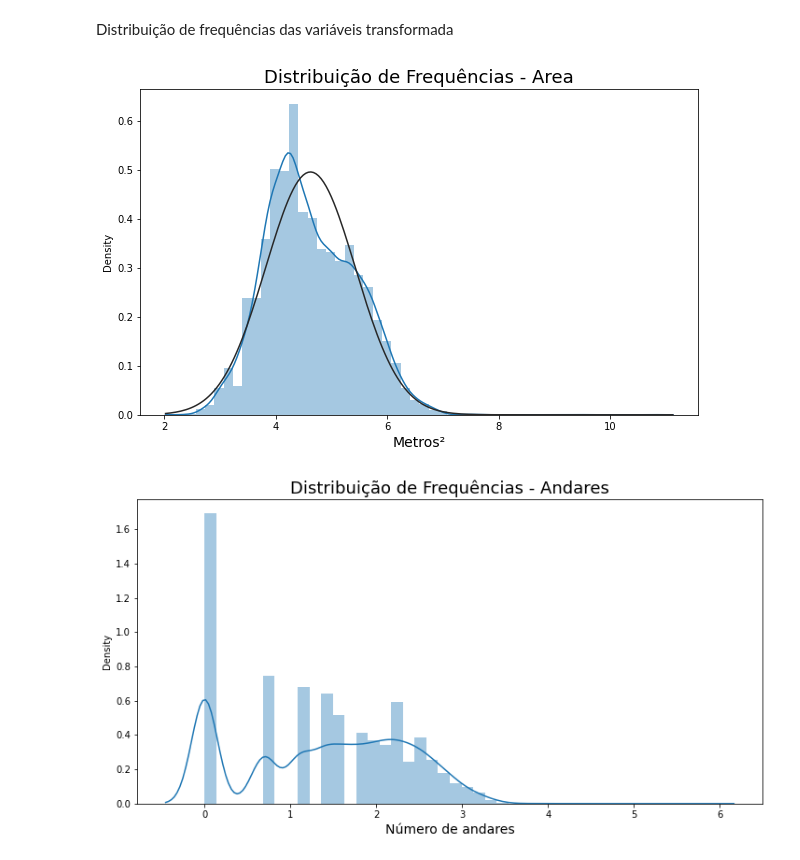
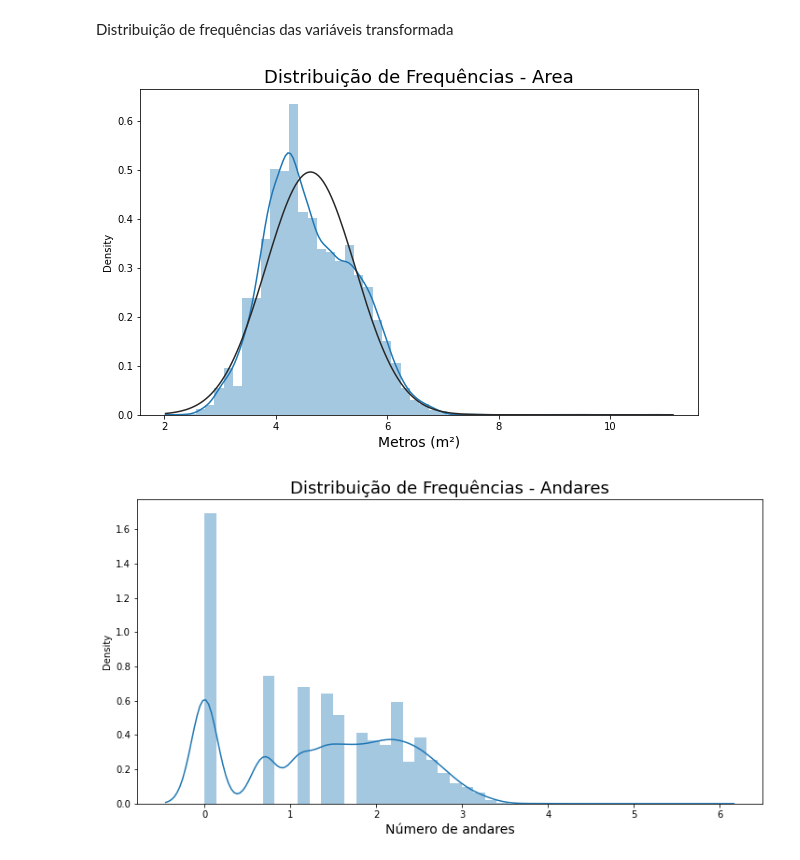
Before and after one commit to IgorFormiga/Data-Science-Projects, a Jupyter notebook: 1_Data_Cleaning.ipynb, the cells around one changed output. Cells and saved outputs as stored; diff of their text form; code cells hidden in the pictures.

```diff
--- a/1_Data_Cleaning.ipynb
+++ b/1_Data_Cleaning.ipynb
@@ -315,11 +315,11 @@ Distribuição de frequências das variáveis transformada
 # %%
 ax = sns.distplot(temp_df.log_area, fit=scipy.stats.norm)
 ax.figure.set_size_inches(10, 6)
 ax.set_title('Distribuição de Frequências - Area', fontsize=18)
-ax.set_xlabel('Metros²', fontsize=14)
+ax.set_xlabel('Metros (m²)', fontsize=14)
 plt.show()
 # %% [output]
-[figure, old version]
+[figure, new version]
 # %%
 ax = sns.distplot(temp_df.log_floor)
 ax.figure.set_size_inches(12, 6)
```
Also changed, not shown: parts of 7 cells of this notebook, 1 other file.
